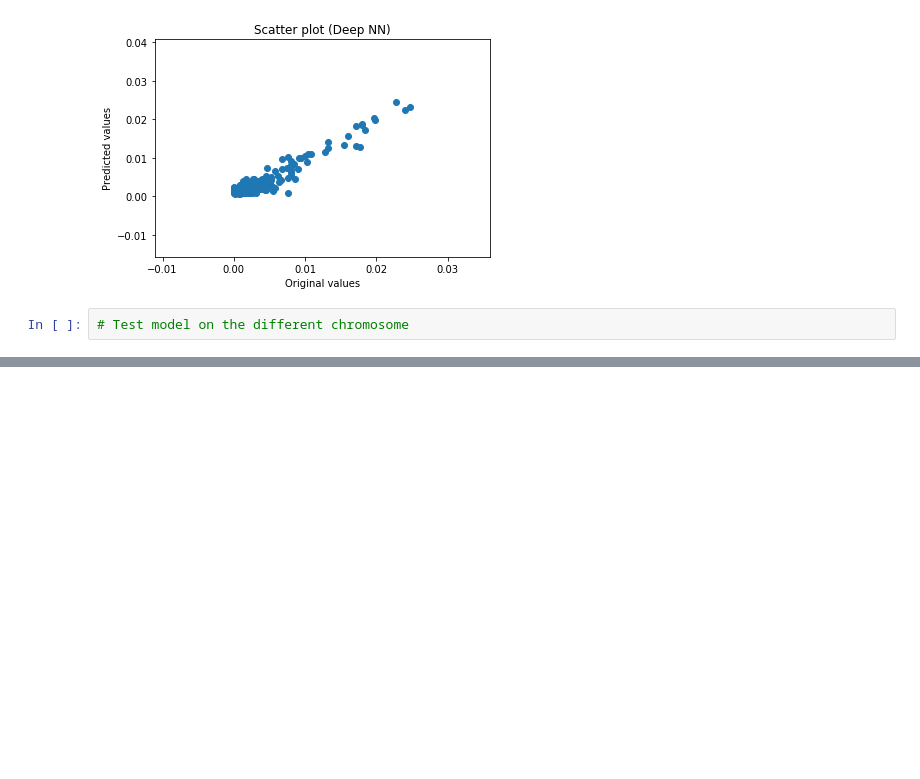
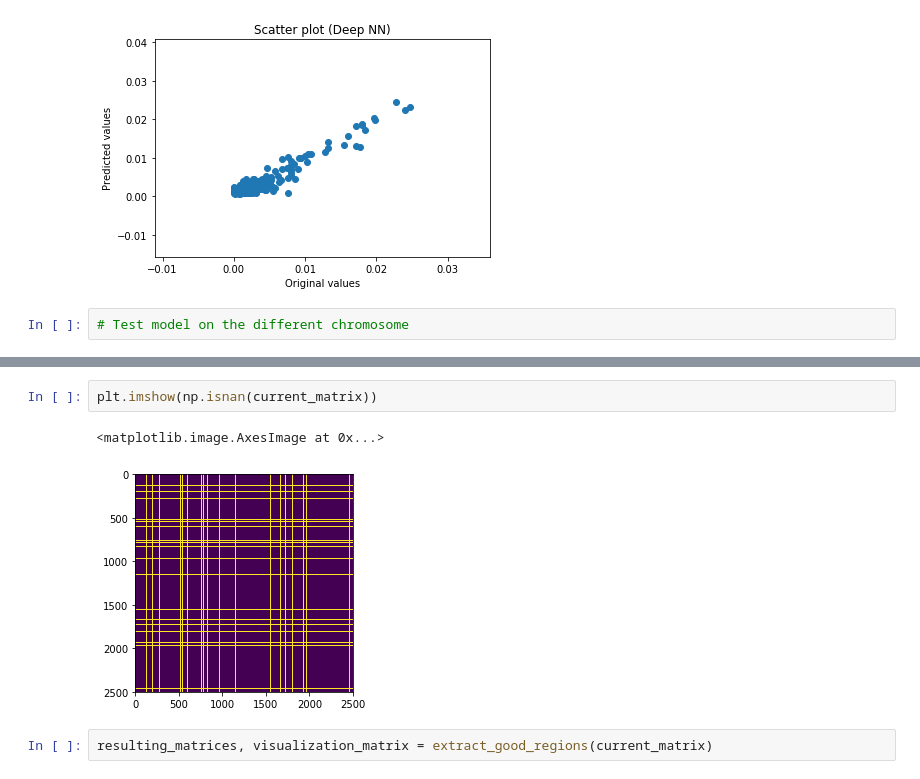
Before and after one commit to Khrameeva-Lab/DeepLearningHiC, a Jupyter notebook: DeepLearningHiC.ipynb, the cells around one changed output, grey strips where cells are left out. Drawn from its saved outputs; the diff is of its cells as text; blank space fills up the shorter version.

```diff
--- a/DeepLearningHiC.ipynb
+++ b/DeepLearningHiC.ipynb
@@ -1673,0 +1685,7 @@ scatter_plot(resulting_matrices[57][2:-2, 2:-2], restored_hic3_deep_keras, plot_
+# %%
+plt.imshow(np.isnan(current_matrix))
+# %% [output]
+<matplotlib.image.AxesImage at 0x...>
+[figure, added]
+# %%
+resulting_matrices, visualization_matrix = extract_good_regions(current_matrix)
```
Also changed, not shown: parts of 16 cells of this notebook, 1 other file.
